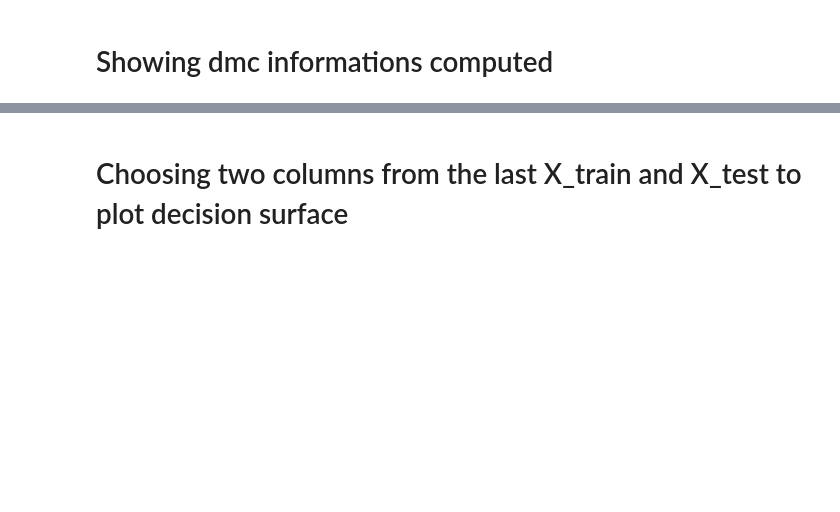
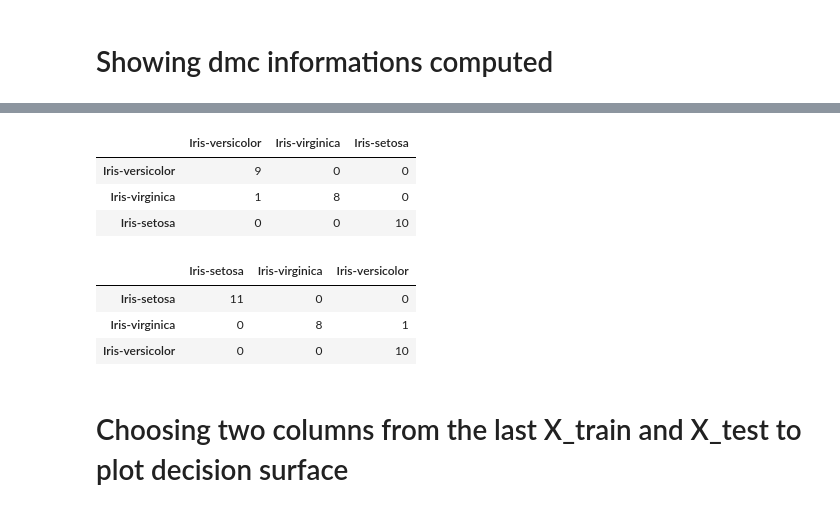
Before and after one commit to cacajr/ML, a Jupyter notebook: test_knn_vs_dmc_iris.ipynb, the cells around one changed output, grey strips where cells are left out. Drawn from its saved outputs; the diff is of its cells as text; code cells hidden in the pictures; blank space fills up the shorter version.

```diff
--- a/test_knn_vs_dmc_iris.ipynb
+++ b/test_knn_vs_dmc_iris.ipynb
@@ -118,3 +133,17 @@ Confusion Matrix:
+# %%
+confusion_matrix_mean(dmc_confusion_matrix_list)
+# %% [output]
+|  | Iris-versicolor | Iris-virginica | Iris-setosa |
+| Iris-versicolor | 9 | 0 | 0 |
+| Iris-virginica | 1 | 8 | 0 |
+| Iris-setosa | 0 | 0 | 10 |
+# %%
+dmc_confusion_matrix_list[12]
+# %% [output]
+|  | Iris-setosa | Iris-virginica | Iris-versicolor |
+| Iris-setosa | 11 | 0 | 0 |
+| Iris-virginica | 0 | 8 | 1 |
+| Iris-versicolor | 0 | 0 | 10 |
 # %% [markdown]
 # Choosing two columns from the last X_train and X_test to plot decision surface
 # %%
```
Also changed, not shown: parts of 5 cells of this notebook, 3 other files.
